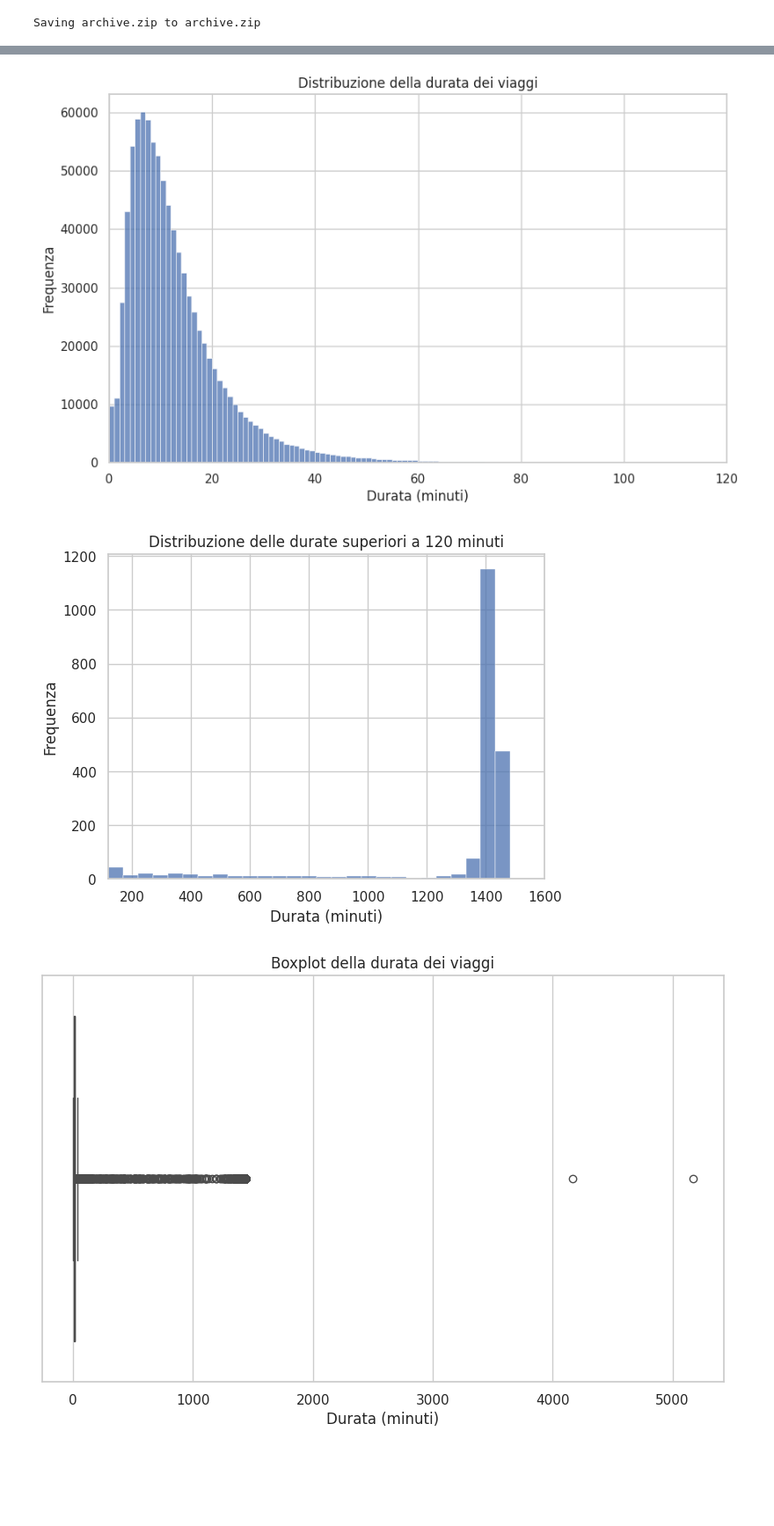
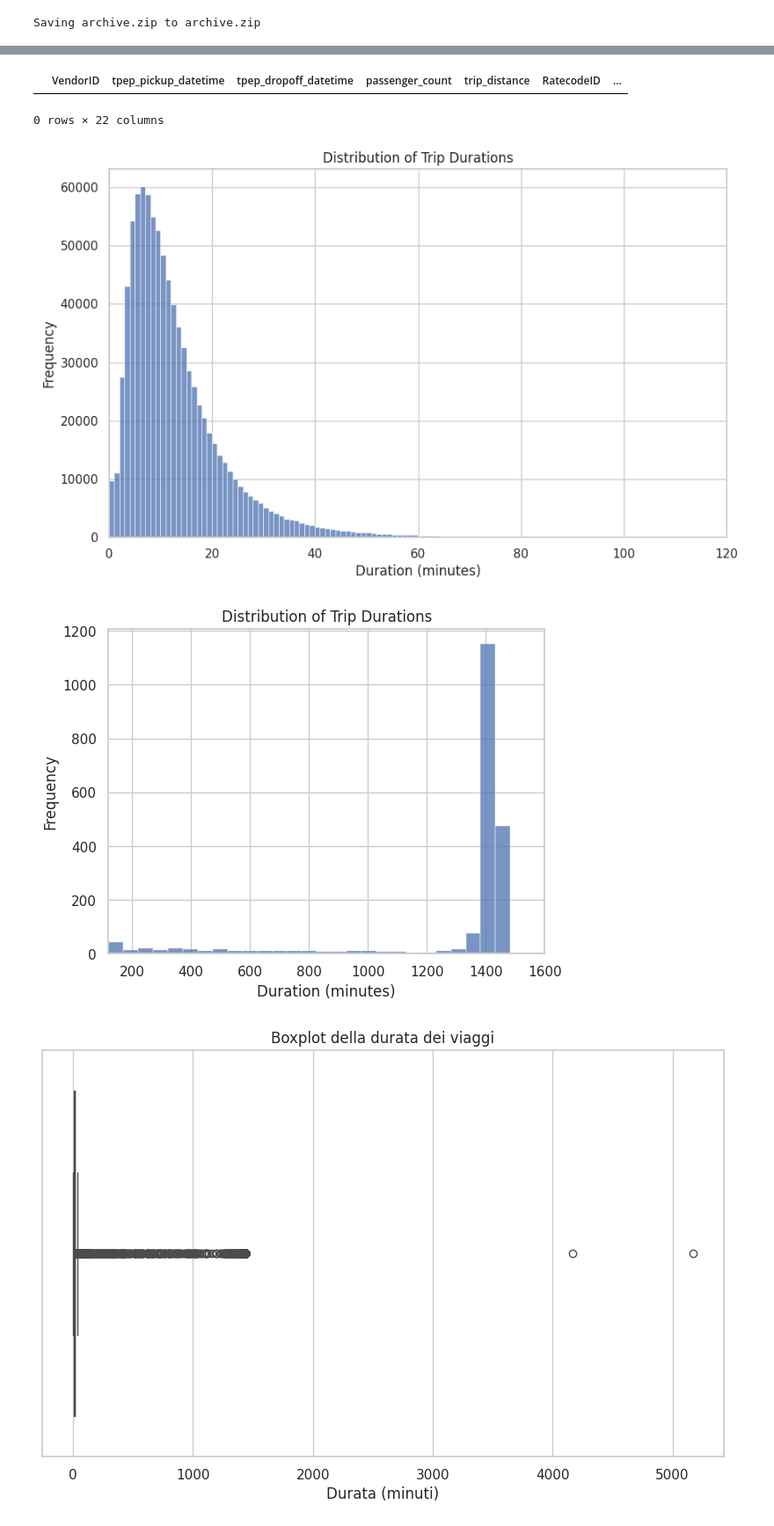
Before and after one commit to robbianiandrea/focs, a Jupyter notebook: Progetto_Andrea_Robbiani.ipynb, the cells around one changed output, grey strips where cells are left out. Shown at 88% size. Saved outputs shown, nothing was run; the diff lists cells and outputs as text; code cells hidden in the pictures; blank space fills up the shorter version.

```diff
--- a/Progetto_Andrea_Robbiani.ipynb
+++ b/Progetto_Andrea_Robbiani.ipynb
@@ -41,28 +54,30 @@ df["duration"] = (df["tpep_dropoff_datetime"] - df["tpep_pickup_datetime"]).dt.t
 # %%
 # Check if there are rows where tpep_pickup_datetime > tpep_dropoff_datetime, and if so, I remove them
 df[df["tpep_pickup_datetime"] > df["tpep_dropoff_datetime"]]
-df = df[df["tpep_pickup_datetime"] <= df["tpep_dropoff_datetime"]]
+# %% [output]
+|  | VendorID | tpep_pickup_datetime | tpep_dropoff_datetime | passenger_count | trip_distance | RatecodeID | ... |
+0 rows × 22 columns
 # %%
 # Visualization of the trip durations"
 plt.figure(figsize=(10, 6))
 sns.histplot(df[df["duration"] <= 120]["duration"], bins=120)
-plt.title("Distribuzione della durata dei viaggi")
-plt.xlabel("Durata (minuti)")
-plt.ylabel("Frequenza")
+plt.title("Distribution of Trip Durations")
+plt.xlabel("Duration (minutes)")
+plt.ylabel("Frequency")
 plt.xlim(0, 120)
 plt.show()
 # %% [output]
-[figure, old version]
+[figure, new version]
 # %%
 # histogram for duration>120
 sns.histplot(df[df["duration"] > 120]["duration"], bins=100)
-plt.title("Distribuzione delle durate superiori a 120 minuti")
-plt.xlabel("Durata (minuti)")
-plt.ylabel("Frequenza")
+plt.title("Distribution of Trip Durations")
+plt.xlabel("Duration (minutes)")
+plt.ylabel("Frequency")
 plt.xlim(120, 1600)
 plt.show()
 # %% [output]
-[figure, old version]
+[figure, new version]
 # %%
 #boxplot of trip duration (da capire se lasciare)
 plt.figure(figsize=(10, 6))
```
Also changed, not shown: parts of 7 cells of this notebook.
